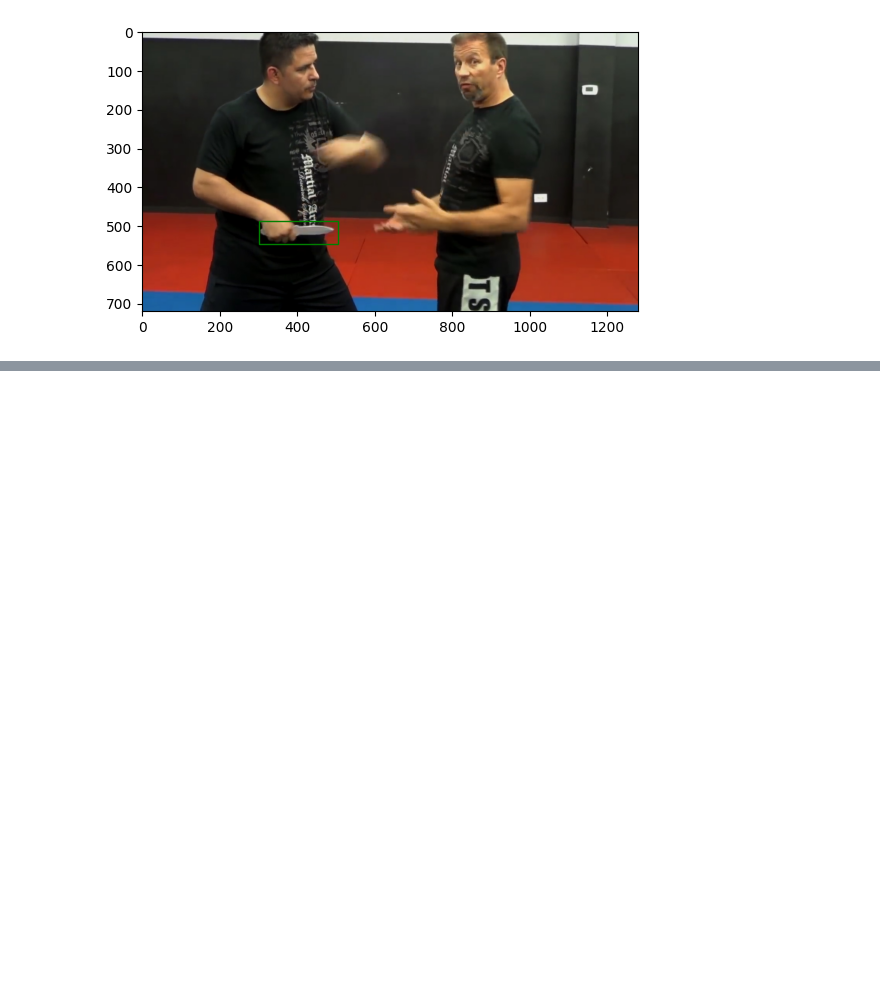
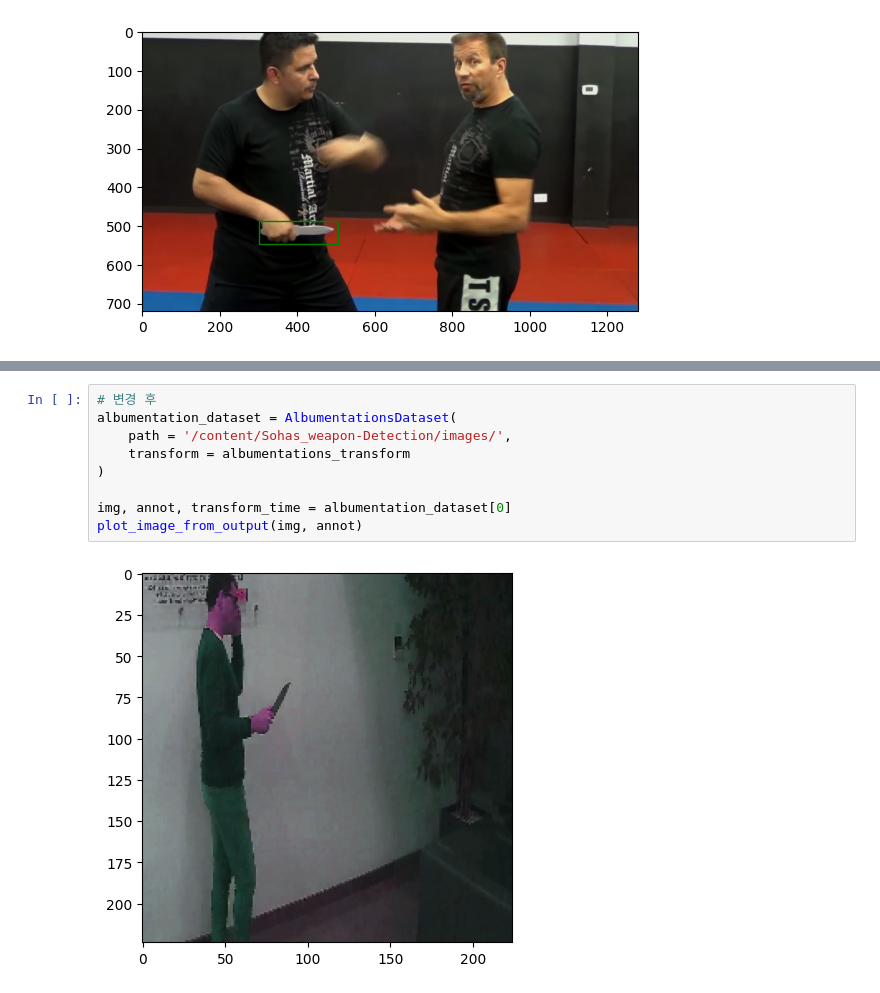
Before and after one commit to cody628/git_test11, a Jupyter notebook: AI_crime_prevention.ipynb, the cells around one changed output, grey strips where cells are left out. Drawn from its saved outputs; the diff is of its cells as text; blank space fills up the shorter version.

```diff
--- a/AI_crime_prevention.ipynb
+++ b/AI_crime_prevention.ipynb
@@ -163,0 +425,11 @@ plot_image(img_list[114], bbox)
+# %%
+# 변경 후
+albumentation_dataset = AlbumentationsDataset(
+    path = '/content/Sohas_weapon-Detection/images/',
+    transform = albumentations_transform
+)
+
+img, annot, transform_time = albumentation_dataset[0]
+plot_image_from_output(img, annot)
+# %% [output]
+[figure, added]
```
Also changed, not shown: parts of 21 cells of this notebook.
